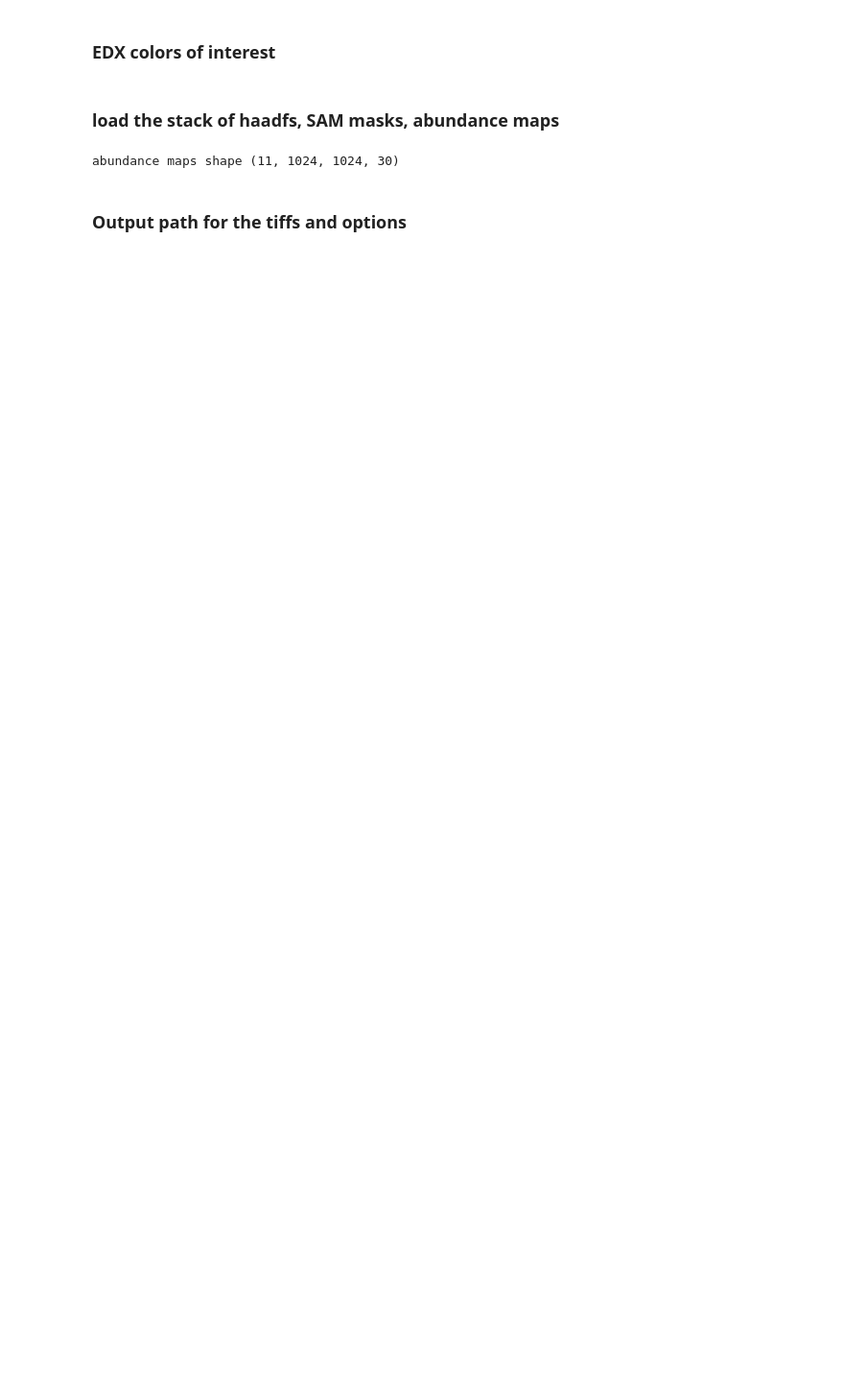
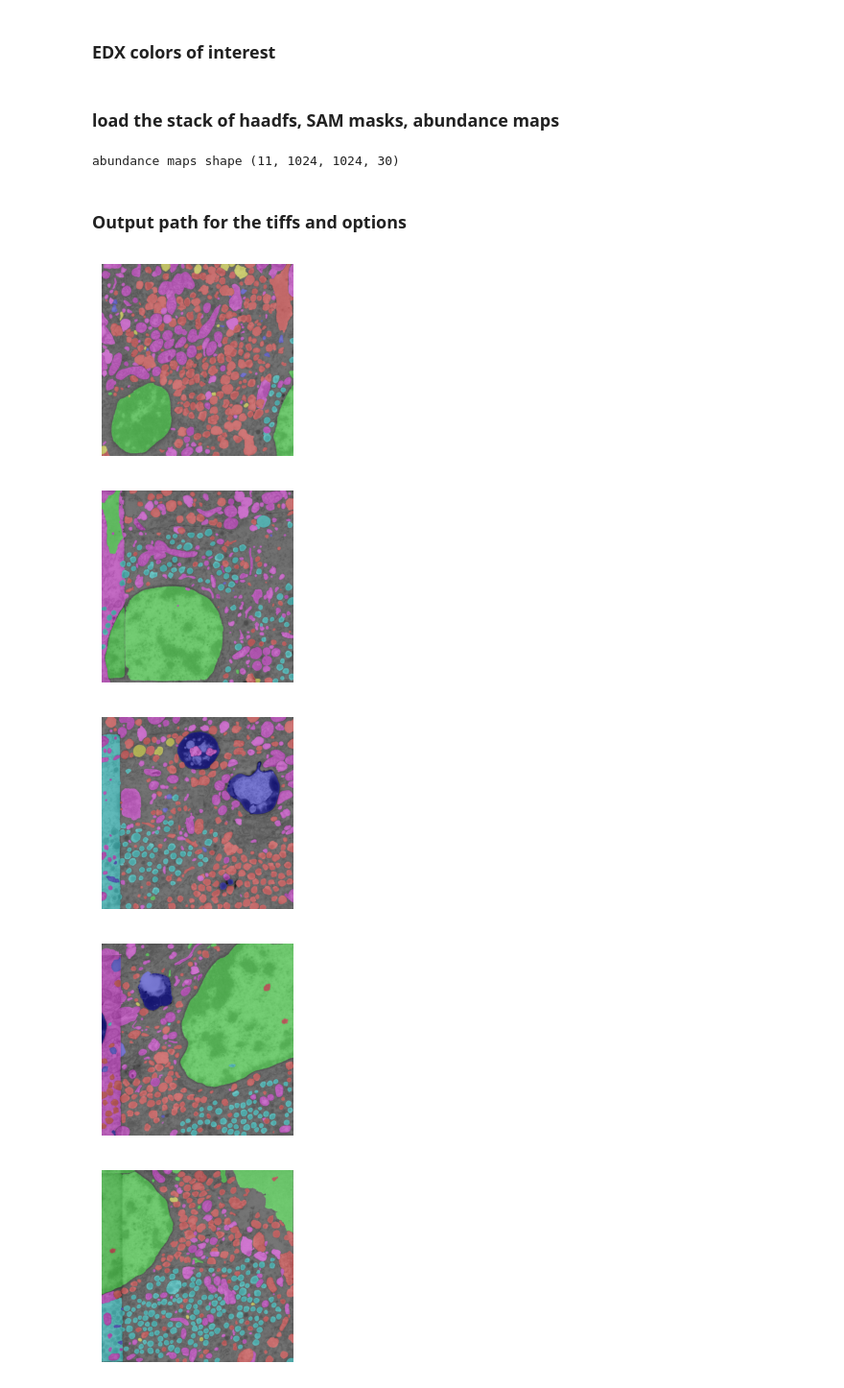
Before and after one commit to amjams/Identify, a Jupyter notebook: scripts/data_analysis/segmentation/save_SAMEDX_masks_for_all_tiles.ipynb, the cells around one changed output. Shown at 96% size. Drawn from its saved outputs; the diff is of its cells as text; code cells hidden in the pictures; blank space fills up the shorter version.

Commit message:
export HAADFS in png for figure 5

```diff
--- a/scripts/data_analysis/segmentation/save_SAMEDX_masks_for_all_tiles.ipynb
+++ b/scripts/data_analysis/segmentation/save_SAMEDX_masks_for_all_tiles.ipynb
@@ -35,34 +35,44 @@ abundance maps shape (11, 1024, 1024, 30)
 area_thresh = 500000
 overlay_haadf = True
 alpha = 0.35
-out_dir = '../../../../primary_data/main_mosaic_6by5/SAM_EDX_masks_tiff/'
+#out_dir = '../../../../primary_data/main_mosaic_6by5/SAM_EDX_masks_tiff/'
+out_dir = '../../../../primary_data/main_mosaic_6by5/SAM_EDX_masks_png/'
 # %%
 sub_dir = 'haadf_%s_alpha_%02d_maxarea_%07d' % (str(overlay_haadf),int(alpha*100),area_thresh)
 try:
     os.mkdir(os.path.join(out_dir,sub_dir))
     outpath = os.path.join(out_dir,sub_dir)
 except:
     print('These options already exist.')
     sys.exit(1)
 
 for tile_idx in range(abundance_maps.shape[3]):
     haadf = haadf_stack[tile_idx,:,:]
     abundance_tile = abundance_maps[indices,:,:,tile_idx]
 
     # masks
     # Get the masks
     file = open(os.path.join(masks_path,'tile_%02d.pkl' % tile_idx),'rb')
     masks = pickle.load(file)
 
     if overlay_haadf:
         SamEDXImg,img_clr_idx = show_anns_EDX(masks,abundance_tile,colors=colors,display=False,alpha = alpha,area_thresh=area_thresh)
-        #SamEDXImg = cv2.addWeighted(cv2.cvtColor(haadf,cv2.COLOR_GRAY2RGBA), 1-alpha,(SamEDXImg[:,:,:]*255).astype('uint8'), alpha, 0)
         Img = label2rgb(img_clr_idx, image=haadf,colors=colors,kind='overlay',alpha = alpha,bg_label=-1)
-        tf.imwrite(os.path.join(outpath,'tile_%02d.tiff' % tile_idx),Img)
+
+        #tf.imwrite(os.path.join(outpath,'tile_%02d.tiff' % tile_idx),Img)
     else:
-        SamEDXImg = show_anns_EDX(masks,abundance_tile,colors=colors,display=False,alpha = alpha,area_thresh=area_thresh)
-        tf.imwrite(os.path.join(outpath,'tile_%02d.tiff' % tile_idx),(SamEDXImg[:,:,:]*255).astype('uint8'))
+        Img = show_anns_EDX(masks,abundance_tile,colors=colors,display=False,alpha = alpha,area_thresh=area_thresh)
+        #tf.imwrite(os.path.join(outpath,'tile_%02d.tiff' % tile_idx),(Img*255).astype('uint8'))
 
-
-    print(tile_idx)
+    f,ax = plt.subplots(figsize=(2,2))
+    plt.subplots_adjust(top = 1, bottom = 0, right = 1, left = 0, hspace = 0, wspace = 0)
+    ax.imshow(Img,cmap='gray_r')
+    plt.margins(0,0)
+    plt.axis('off')
+    plt.savefig(os.path.join(outpath,'tile_%02d.png' % tile_idx),dpi=300) #,bbox_inches='tight')
 # %% [output]
+[figure, added]
+[figure, added]
+[figure, added]
+[figure, added]
+[figure, added]
```
Also changed, not shown: parts of 1 cell of this notebook, 3 other files.
